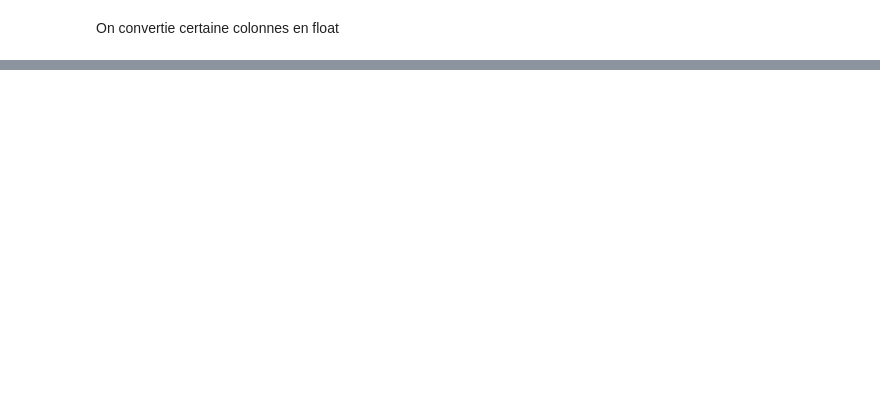
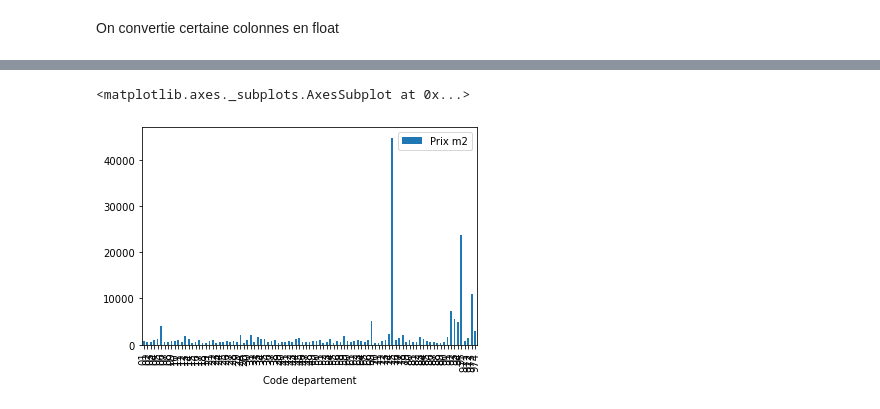
Before and after one commit to Pierre-Portfolio/ValeurFonciereFrance, a Jupyter notebook: mysite/JUPYTER CODE/ProjetPython.ipynb, the cells around one changed output, grey strips where cells are left out. Saved outputs shown, nothing was run; the diff lists cells and outputs as text; code cells hidden in the pictures; blank space fills up the shorter version.

```diff
--- a/mysite/JUPYTER CODE/ProjetPython.ipynb
+++ b/mysite/JUPYTER CODE/ProjetPython.ipynb
@@ -115,0 +114,6 @@ See the caveats in the documentation: https://pandas.pydata.org/pandas-docs/stab
+# %%
+tmp['Code departement'] = tmp.index
+tmp.plot.bar(x='Code departement',y='Prix m2')
+# %% [output]
+<matplotlib.axes._subplots.AxesSubplot at 0x...>
+[figure, added]
```
Also changed, not shown: parts of 7 cells of this notebook.
